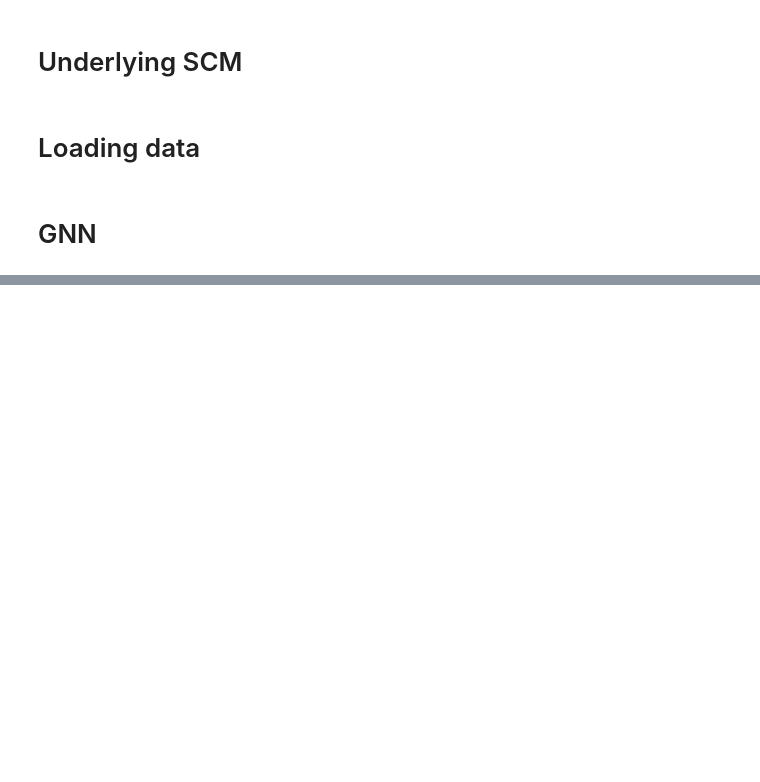
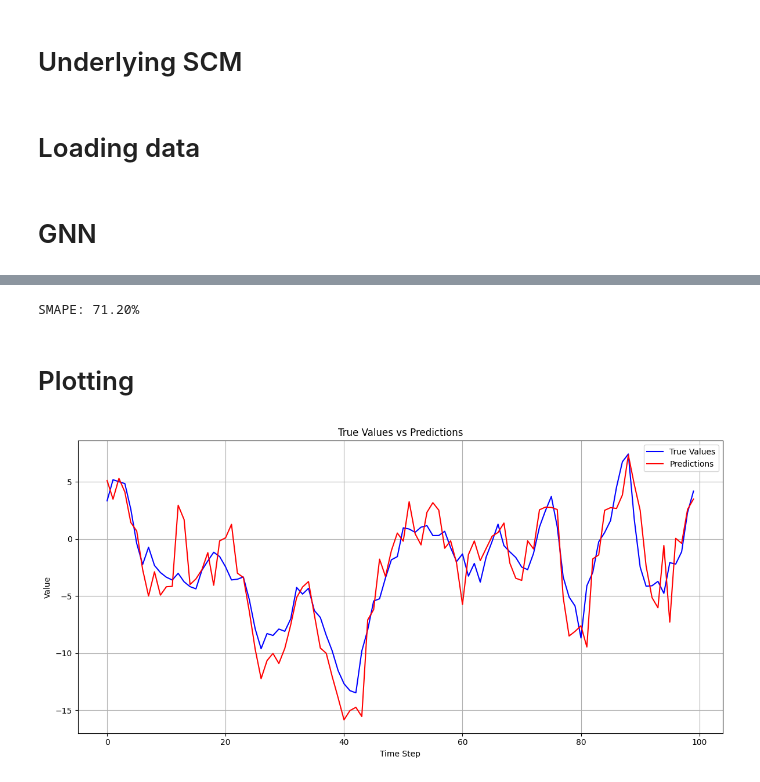
Before and after one commit to chaudhary-vivek/ts_causal, a Jupyter notebook: gnn_v0.ipynb, the cells around one changed output, grey strips where cells are left out. Saved outputs shown, nothing was run; the diff lists cells and outputs as text; code cells hidden in the pictures; blank space fills up the shorter version.

```diff
--- a/gnn_v0.ipynb
+++ b/gnn_v0.ipynb
@@ -113,0 +203,52 @@ RuntimeError: index 997 is out of bounds for dimension 0 with size 997
+# %%
+import numpy as np
+
+def calculate_smape(true_values, predictions):
+    """
+    Calculate Symmetric Mean Absolute Percentage Error (SMAPE)
+
+    :param true_values: List or array of actual values
+    :param predictions: List or array of predicted values
+    :return: SMAPE value
+    """
+    true_values = np.array(true_values)
+    predictions = np.array(predictions)
+
+    # Avoid division by zero
+    denominator = np.abs(true_values) + np.abs(predictions)
+
+    # If both true and predicted are zero, consider it as a perfect prediction
+    zero_indices = denominator == 0
+    denominator[zero_indices] = 1  # Temporarily set to 1 to avoid division by zero
+
+    smape = np.mean(2 * np.abs(predictions - true_values) / denominator)
+
+    # Adjust for cases where both true and predicted were zero
+    smape = smape * (1 - zero_indices.mean())
+
+    return smape * 100  # Convert to percentage
+
+# Usage:
+smape = calculate_smape(true_values, predictions)
+print(f"SMAPE: {smape:.2f}%")
+# %% [output]
+SMAPE: 71.20%
+# %% [markdown]
+# Plotting
+# %%
+
+def plot_true_vs_predicted(true_values, predictions):
+    plt.figure(figsize=(12, 6))
+    plt.plot(true_values, label='True Values', color='blue')
+    plt.plot(predictions, label='Predictions', color='red')
+    plt.xlabel('Time Step')
+    plt.ylabel('Value')
+    plt.title('True Values vs Predictions')
+    plt.legend()
+    plt.grid(True)
+    plt.tight_layout()
+    plt.show()
+
+plot_true_vs_predicted(true_values, predictions)
+# %% [output]
+[figure, added]
```
Also changed, not shown: parts of 6 cells of this notebook, 1 other file.
